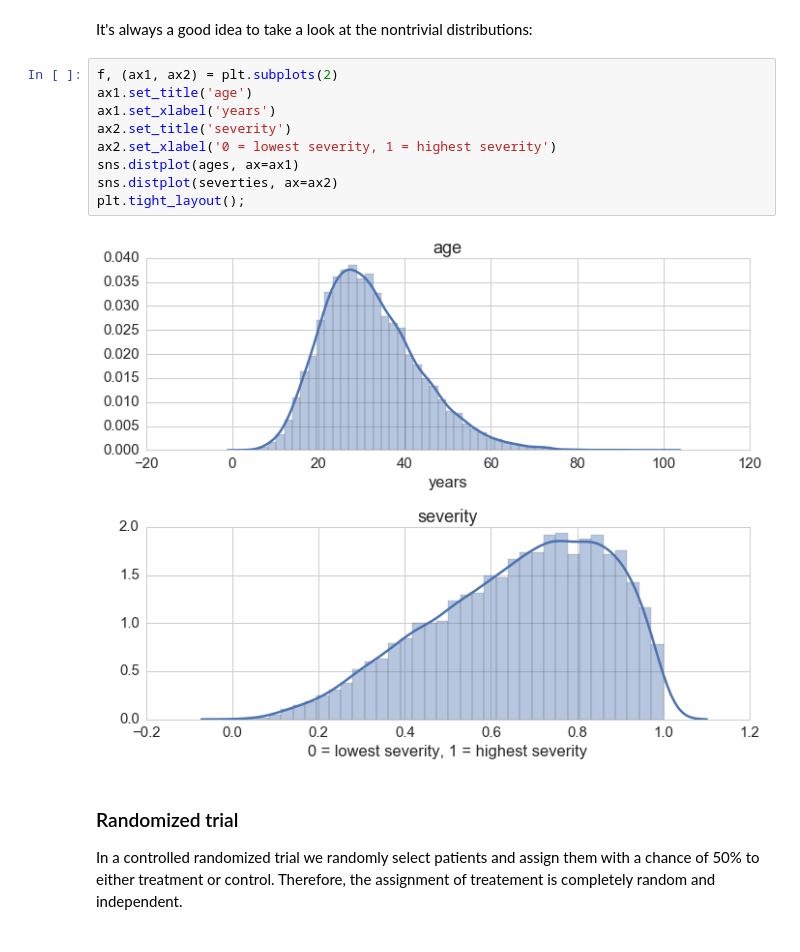
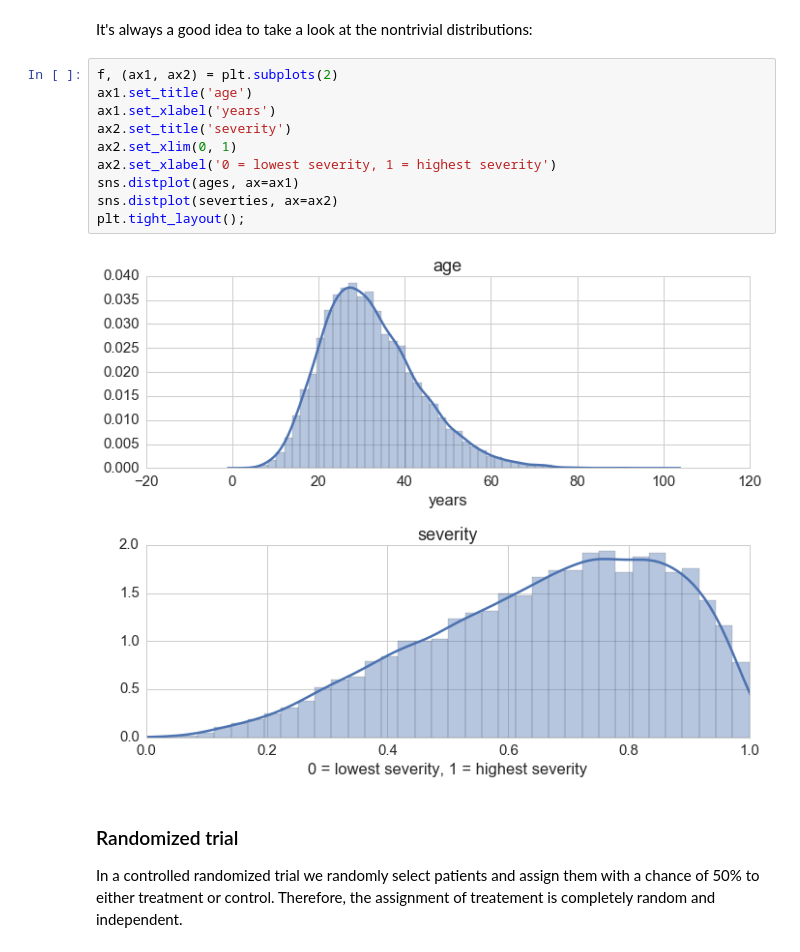
Before and after one commit to FlorianWilhelm/FlorianWilhelm.github.io, a Jupyter notebook: pelican/content/notebooks/causal_inference_propensity_score.ipynb, the cells around one changed output. Cells and saved outputs as stored; diff of their text form.

```diff
--- a/pelican/content/notebooks/causal_inference_propensity_score.ipynb
+++ b/pelican/content/notebooks/causal_inference_propensity_score.ipynb
@@ -51,14 +51,15 @@ It's always a good idea to take a look at the nontrivial distributions:
 # %%
 f, (ax1, ax2) = plt.subplots(2)
 ax1.set_title('age')
 ax1.set_xlabel('years')
 ax2.set_title('severity')
+ax2.set_xlim(0, 1)
 ax2.set_xlabel('0 = lowest severity, 1 = highest severity')
 sns.distplot(ages, ax=ax1)
 sns.distplot(severties, ax=ax2)
 plt.tight_layout();
 # %% [output]
-[figure, old version]
+[figure, new version]
 # %% [markdown]
 ### Randomized trial
 
```
Also changed, not shown: parts of 4 cells of this notebook, 17 other files.
